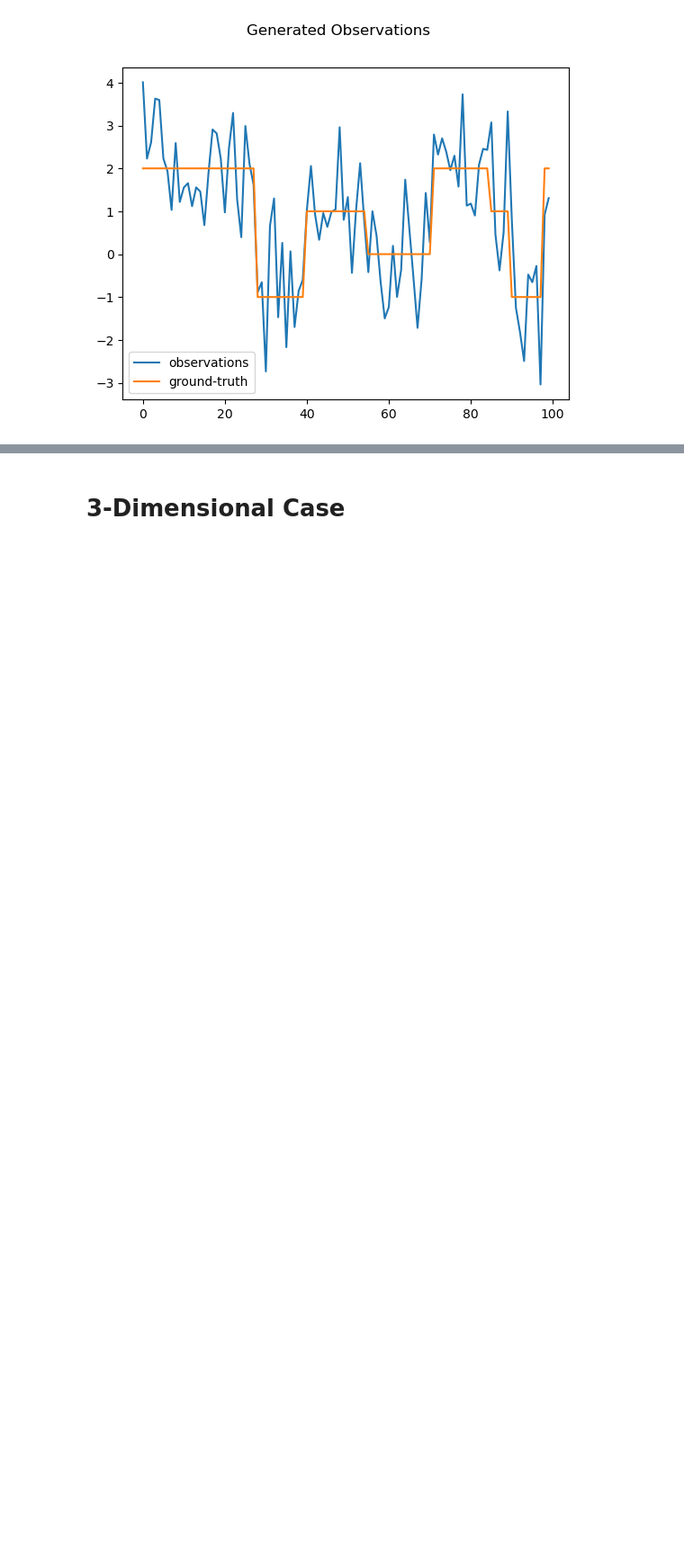
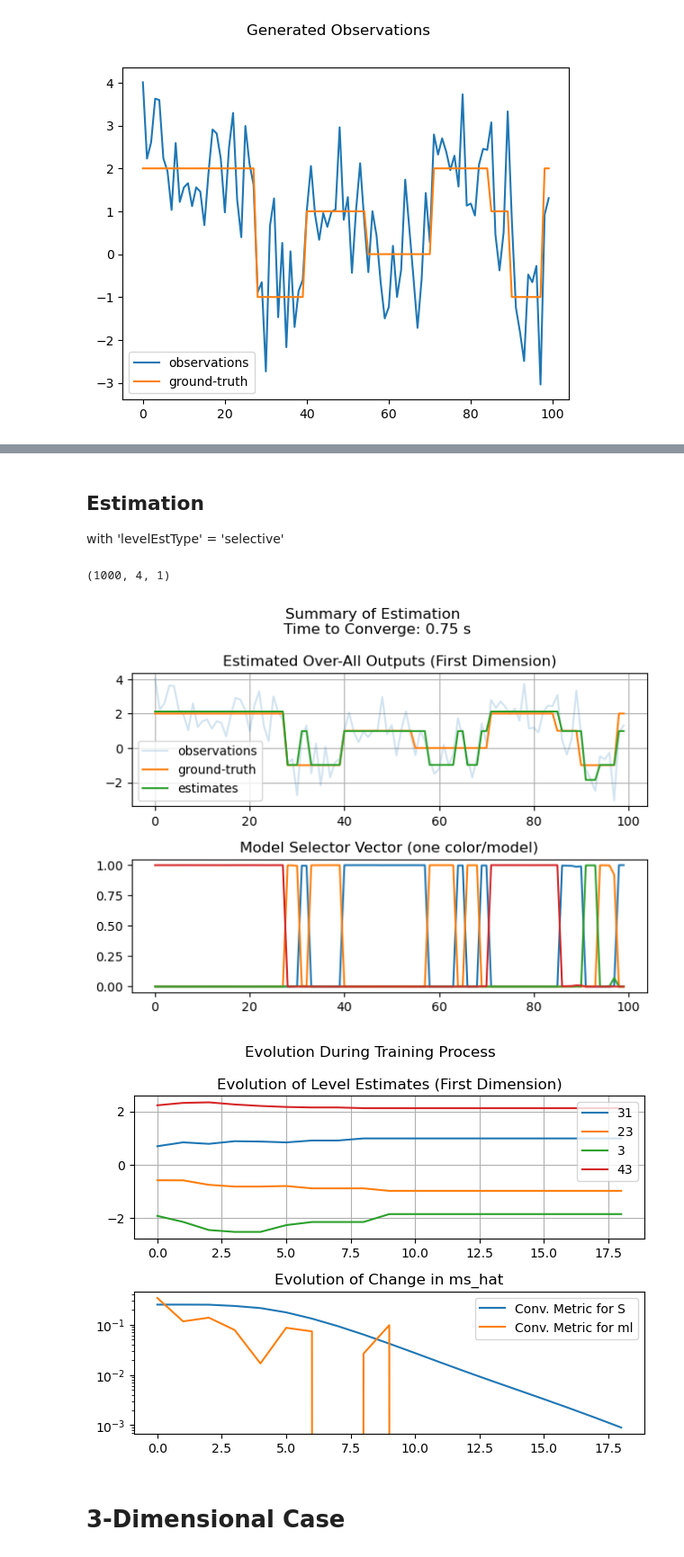
Before and after one commit to lubischu/compositeNUVs, a Jupyter notebook: notebooks/CLFModel_applied.ipynb, the cells around one changed output, grey strips where cells are left out. Shown at 90% size. Drawn from its saved outputs; the diff is of its cells as text; code cells hidden in the pictures; blank space fills up the shorter version.

```diff
--- a/notebooks/CLFModel_applied.ipynb
+++ b/notebooks/CLFModel_applied.ipynb
@@ -114,4 +114,71 @@ fig3.tight_layout()
 [figure]
+# %% [markdown]
+## Estimation
+with 'levelEstType' = 'selective'
+# %%
+# Specify how many levels should be assumed. Here, the correct amount (i.e., M) is given.
+M_init = M
+
+########################################################################################################################
+
+# Initialize estimator
+estimator = CLFModel(N=N, M=M_init, D=D)
+
+# Do estimation with 'levelEstType' = 'selective'
+performanceMetrics, ml_hat_evol, i_it, conv_time = estimator.estimate_output(y=y, levelEstType='selective')
+
+########################################################################################################################
+
+# Get estimates
+outputs = estimator.get_output()
+ms_hat,_ = estimator.modelSelector.get_sHat()
+
+# Plot estimations
+fig2, axs2 = plt.subplots(2,1)
+
+axs2[0].plot(y[:,0], alpha=0.2, label='observations')
+axs2[0].plot(x[:,0], label='ground-truth')
+axs2[0].plot(outputs[:,0], label='estimates')
+axs2[0].legend()
+axs2[0].grid()
+axs2[0].set_title('Estimated Over-All Outputs (First Dimension)')
+
+axs2[1].plot(ms_hat)
+axs2[1].set_title('Model Selector Vector (one color/model)')
+
+fig2.suptitle(f'Summary of Estimation \n Time to Converge: {round(conv_time, 2)} s')
+fig2.tight_layout()
+
+########################################################################################################################
+
+# Plot evolution of level estimates
+fig3, axs3 = plt.subplots(2,1)
+
+sMaxInd = np.argmax(ms_hat, axis=1)
+countModels = np.array([np.count_nonzero(sMaxInd == m) for m in range(M_init)])
+print(ml_hat_evol.shape)
+
+for m, level_m_evol in enumerate(np.transpose(ml_hat_evol, (1,0,2))):
+    if countModels[m] > 0:
+        axs3[0].plot(level_m_evol[:i_it+1,0], label=f'{countModels[m]}')
+    else:
+        axs3[0].plot(level_m_evol[:i_it+1,0], alpha=0.3)
+axs3[0].legend()
+axs3[0].set_title('Evolution of Level Estimates (First Dimension)')
+axs3[0].grid()
+
+axs3[1].plot(performanceMetrics.iloc[:i_it+1,0], label='Conv. Metric for S')
+axs3[1].plot(performanceMetrics.iloc[:i_it+1,2], label='Conv. Metric for ml')
+axs3[1].set_title('Evolution of Change in ms_hat')
+axs3[1].set_yscale('log')
+axs3[1].legend()
+
+fig3.suptitle('Evolution During Training Process')
+fig3.tight_layout()
+# %% [output]
+(1000, 4, 1)
+[figure, added]
+[figure, added]
 # %% [markdown]
 # 3-Dimensional Case
 # %% [markdown]
```
Also changed, not shown: parts of 3 cells of this notebook, 1 other file.
